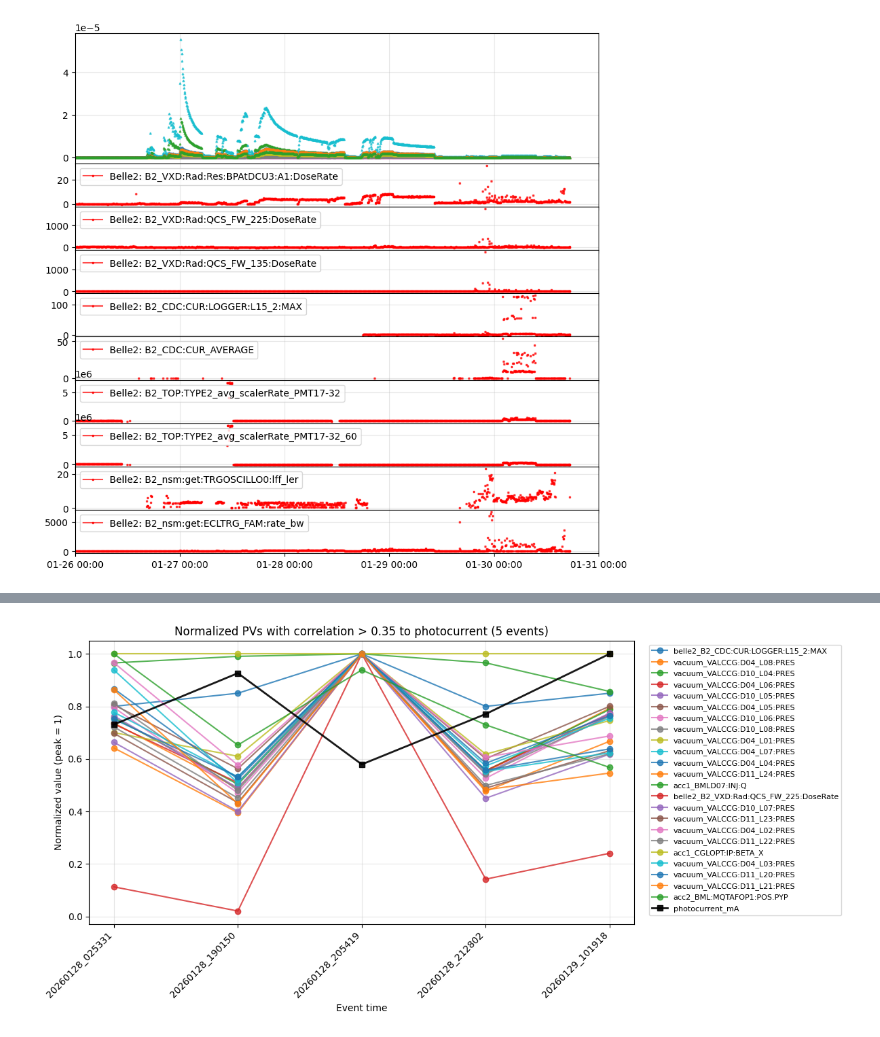
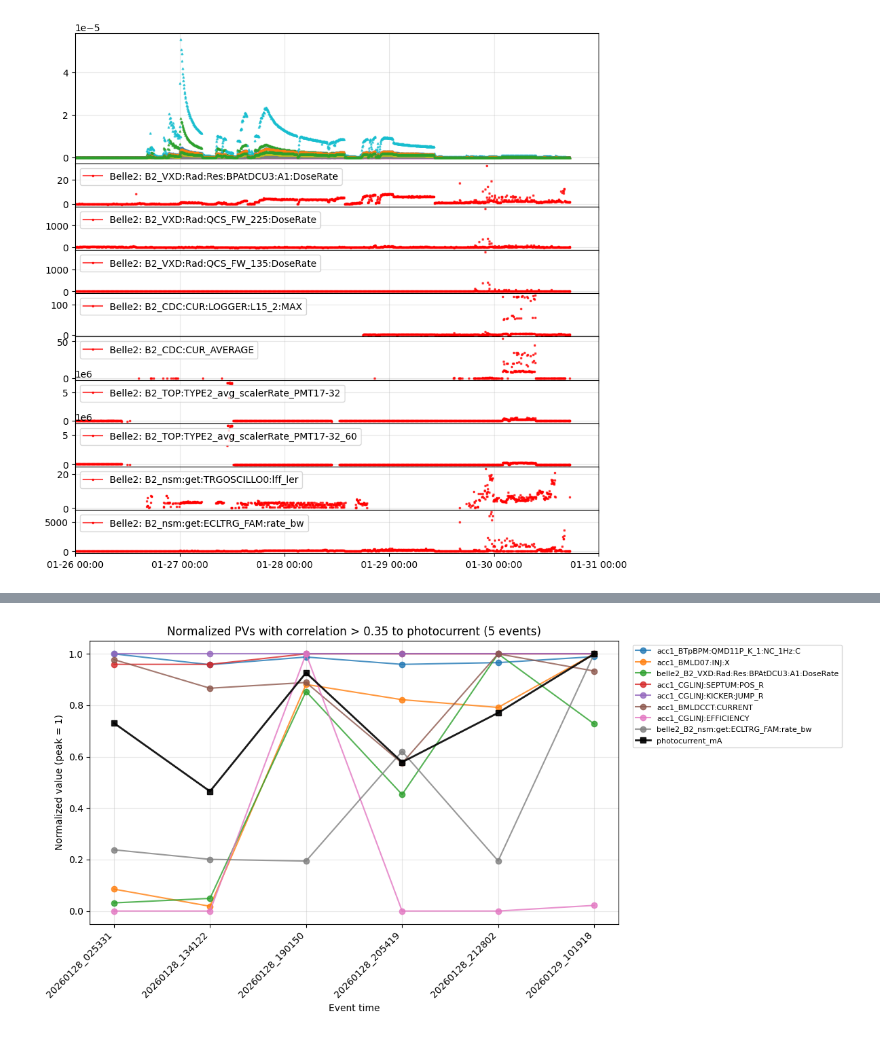
Before and after one commit to xylulu/SBL_code, a Jupyter notebook: multi_plot.ipynb, the cells around one changed output, grey strips where cells are left out. Drawn from its saved outputs; the diff is of its cells as text; code cells hidden in the pictures.

```diff
--- a/multi_plot.ipynb
+++ b/multi_plot.ipynb
@@ -485,11 +485,12 @@ Saved acc_group1_14.png and acc_group2_13.png
 # %%
 # Build event-aligned data (next numeric value after event) + photocurrent
 events = [
-    {"time": "20260128_025331", "photocurrent_mA": 2.2626},
-    {"time": "20260128_190150", "photocurrent_mA": 2.8673},
-    {"time": "20260128_205419", "photocurrent_mA": 1.7922},
-    {"time": "20260128_212802", "photocurrent_mA": 2.3857},
-    {"time": "20260129_101918", "photocurrent_mA": 3.0952},
+    {"time": "20260128_025331", "photocurrent_mA": 2.2628},
+    {"time": "20260128_134122", "photocurrent_mA": 1.4406},
+    {"time": "20260128_190150", "photocurrent_mA": 2.8680},
+    {"time": "20260128_205419", "photocurrent_mA": 1.7919},
+    {"time": "20260128_212802", "photocurrent_mA": 2.3858},
+    {"time": "20260129_101918", "photocurrent_mA": 3.0957},
 ]
 
 def parse_event_time(time_str):
@@ -595,38 +597,38 @@ PV columns used for correlation: 59
 # %%
 # Plot PVs with strong correlation (>0.35) vs photocurrent (5 events) - normalized to peak
-strong_corr_pv_cols = corr_df[corr_df["corr_with_photocurrent"] < -0.5].index.tolist()
+strong_corr_pv_cols = corr_df[corr_df["corr_with_photocurrent"] > 0.35].index.tolist()
 if not strong_corr_pv_cols:
-    print("No PV columns with correlation < -0.5.")
+    print("No PV columns with correlation > 0.35.")
 else:
     x_labels = event_values_df["event_time_str"].tolist()
     x = np.arange(len(x_labels))
     plt.figure(figsize=(12, 6))
     for col in strong_corr_pv_cols:
         y = np.abs(event_values_df[col].values.astype(float))  # Use absolute values
         y_peak = np.nanmax(y)
         if np.isfinite(y_peak) and y_peak != 0:
             y_norm = y / y_peak
         else:
             y_norm = np.full_like(y, np.nan, dtype=float)
         plt.plot(x, y_norm, marker='o', linewidth=1.5, alpha=0.8, label=col)
     # Photocurrent (normalized to peak) with different marker
     pc = np.abs(event_values_df["photocurrent_mA"].values.astype(float))  # Use absolute values
     pc_peak = np.nanmax(pc)
     if np.isfinite(pc_peak) and pc_peak != 0:
         pc_norm = pc / pc_peak
     else:
         pc_norm = np.full_like(pc, np.nan, dtype=float)
     plt.plot(x, pc_norm, marker='s', linewidth=2.0, alpha=0.9, color='black', label='photocurrent_mA')
     plt.xticks(x, x_labels, rotation=45, ha='right')
     plt.xlabel("Event time")
     plt.ylabel("Normalized value (peak = 1)")
     plt.title("Normalized PVs with correlation > 0.35 to photocurrent (5 events)")
     plt.grid(True, alpha=0.3)
     plt.legend(bbox_to_anchor=(1.02, 1), loc='upper left', fontsize=8)
     plt.tight_layout()
     plt.show()
 # %% [output]
-[figure, old version]
+[figure, new version]
 # %%
 # Plot PV values (corr > 0.35) vs photocurrent (x-axis) - normalized peaks
 strong_corr_pv_cols = corr_df[corr_df["corr_with_photocurrent"] > 0.35].index.tolist()
```
Also changed, not shown: parts of 4 cells of this notebook, 1 other file.
